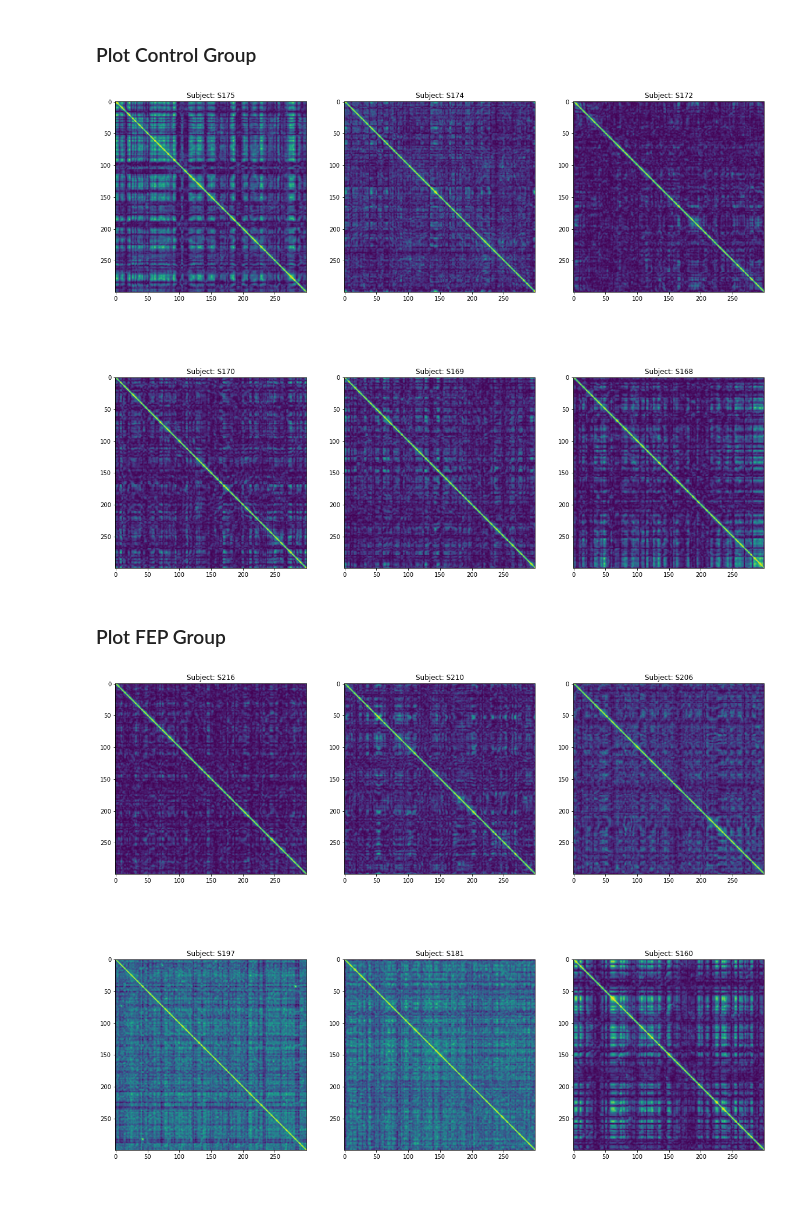
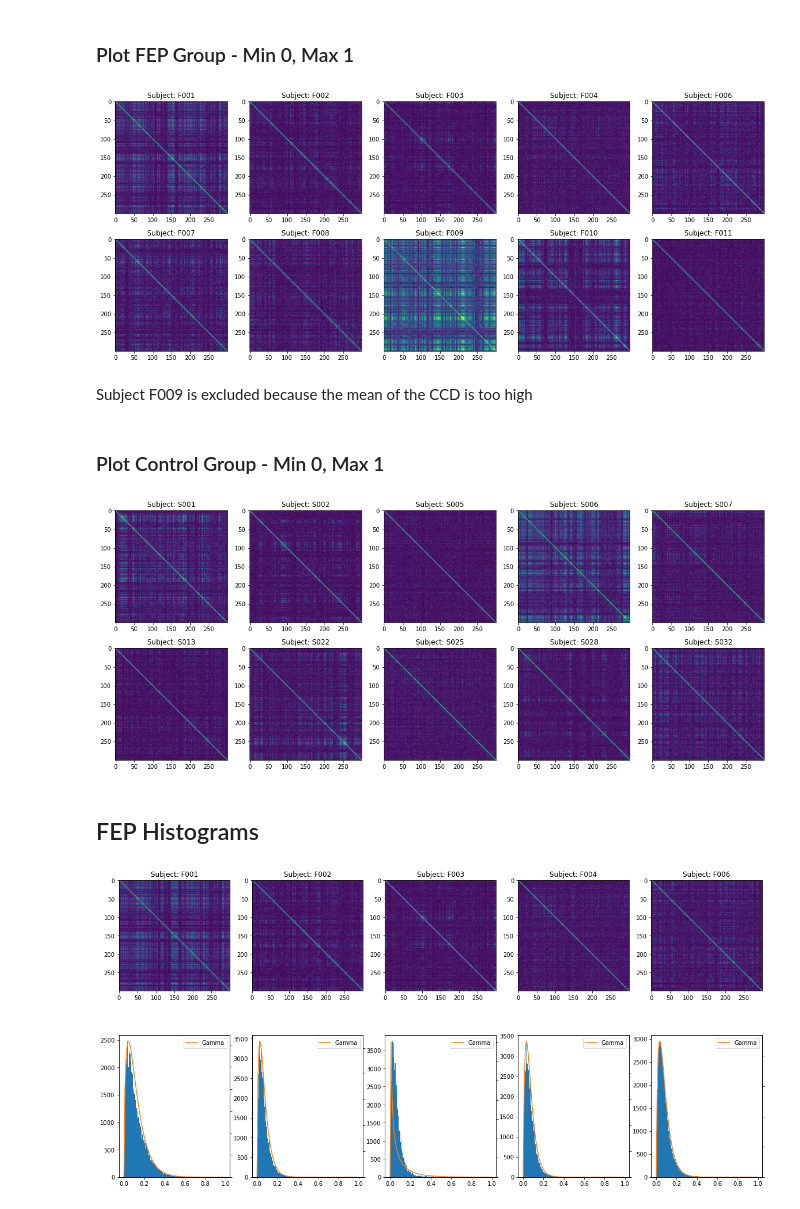
Before and after one commit to FabianKamp/Network_Dynamics, a Jupyter notebook: CCD_multiple_Subjects.ipynb, the cells around one changed output. Drawn from its saved outputs; the diff is of its cells as text; code cells hidden in the pictures.

```diff
--- a/CCD_multiple_Subjects.ipynb
+++ b/CCD_multiple_Subjects.ipynb
@@ -14,13 +15,12 @@ from time import time
 # %%
-# Load CCD
-control_ccd = np.load('data/Group-Control_Freq-Alpha_Avg-CCD.npy')
-fep_ccd = np.load('data/Group-FEP_Freq-Alpha_Avg-CCD.npy')
+# Load CCD hist
+control_hist = np.load('data/Group-Control_Freq-Alpha_Avg-CCD-Hist.npy')
+fep_hist = np.load('data/Group-FEP_Freq-Alpha_Avg-CCD-Hist.npy')
 
 # Plot
-fig, axes = plt.subplots(1,2,figsize=(20,8))
-cax = axes[0].imshow(control_ccd)
-axes[0].set_title('Control')
-axes[1].imshow(fep_ccd)
-axes[1].set_title('FEP')
-fig.colorbar(cax)
+fig, ax = plt.subplots(figsize=(16,8))
+ax.hist(control_hist, bins=100, alpha=0.6);
+ax.hist(fep_hist, bins=100, color='tab:orange', alpha=0.6);
+dist, pval = scipy.stats.ks_2samp(control_hist, fep_hist)
+print(f'KS Stats: {dist}, P-Value: {pval}')
 # %% [output]
@@ -35,10 +31,26 @@ FEP_Subjects = ['S216', 'S210', 'S206', 'S197', 'S181', 'S160']
+# %%
+# Set ID List
+fep_subs = ['F001', 'F002', 'F003', 'F004', 'F006', 'F007', 'F008', 'F009', 'F010', 'F011']
+control_subs = ['S001', 'S002', 'S005', 'S006', 'S007', 'S013', 'S022', 'S025', 'S028', 'S032']
+# %% [markdown]
+### Plot FEP Group - Min 0, Max 1
+# %%
+fig, axes = plt.subplots(2,5,figsize=(20,8))
+for Sub, ax in zip(fep_subs, axes.flat):
+    ccd = np.load(f'data/Sub-{Sub}_Freq-Alpha_CCD.npy')
+    im = ax.imshow(ccd, vmin=0, vmax=1)
+    ax.set_title(f'Subject: {Sub}')
+# %% [output]
+[figure, added]
+# %% [markdown]
+Subject F009 is excluded because the mean of the CCD is too high
 # %% [markdown]
-### Plot Control Group
+### Plot Control Group - Min 0, Max 1
 # %%
-fig, axes = plt.subplots(2,3,figsize=(20,16))
-for Sub, ax in zip(Control_Subjects, axes.flat):
-    ccd = np.load(f'data/Group-Control_Sub-{Sub}_Freq-Alpha_CCD.npy')
-    ax.imshow(ccd)
+fig, axes = plt.subplots(2,5,figsize=(20,8))
+for Sub, ax in zip(control_subs, axes.flat):
+    ccd = np.load(f'data/Sub-{Sub}_Freq-Alpha_CCD.npy')
+    im = ax.imshow(ccd, vmin=0, vmax=1)
     ax.set_title(f'Subject: {Sub}')
 # %% [output]
-[figure, old version]
+[figure, new version]
@@ -45,10 +72,20 @@ for Sub, ax in zip(Control_Subjects, axes.flat):
 # %% [markdown]
-### Plot FEP Group
+## FEP Histograms
-# %%
-fig, axes = plt.subplots(2,3,figsize=(20,16))
-for Sub, ax in zip(FEP_Subjects, axes.flat):
-    ccd = np.load(f'data/Group-FEP_Sub-{Sub}_Freq-Alpha_CCD.npy')
-    ax.imshow(ccd)
-    ax.set_title(f'Subject: {Sub}')
-# %% [output]
-[figure, removed]
+# %%
+fig, ax = plt.subplots(2,5,figsize=(20,10))
+for n,Sub in enumerate(fep_subs[:5]):
+    ccd = np.load(f'data/Sub-{Sub}_Freq-Alpha_CCD.npy')
+    im = ax[0,n].imshow(ccd, vmin=0, vmax=1)
+    ax[0,n].set_title(f'Subject: {Sub}')
+    # Calc hist
+    hist_distr = get_hist_distr(ccd)
+    ax[1,n].hist(hist_distr, bins=100)
+    # Fit Gamma
+    alpha, loc, scale=scipy.stats.gamma.fit(hist_distr)
+    x = np.arange(0,1,0.01)
+    gamma = scipy.stats.gamma.pdf(x, alpha, loc, scale)
+    gamma_ax = ax[1,n].twinx(); gamma_ax.plot(x, gamma, color='tab:orange', label='Gamma')
+    gamma_ax.set_ylim(bottom=0); gamma_ax.set_yticklabels([])
+    gamma_ax.legend()
+# %% [output]
+[figure, added]
```
Also changed, not shown: parts of 9 cells of this notebook, 1 other file.
